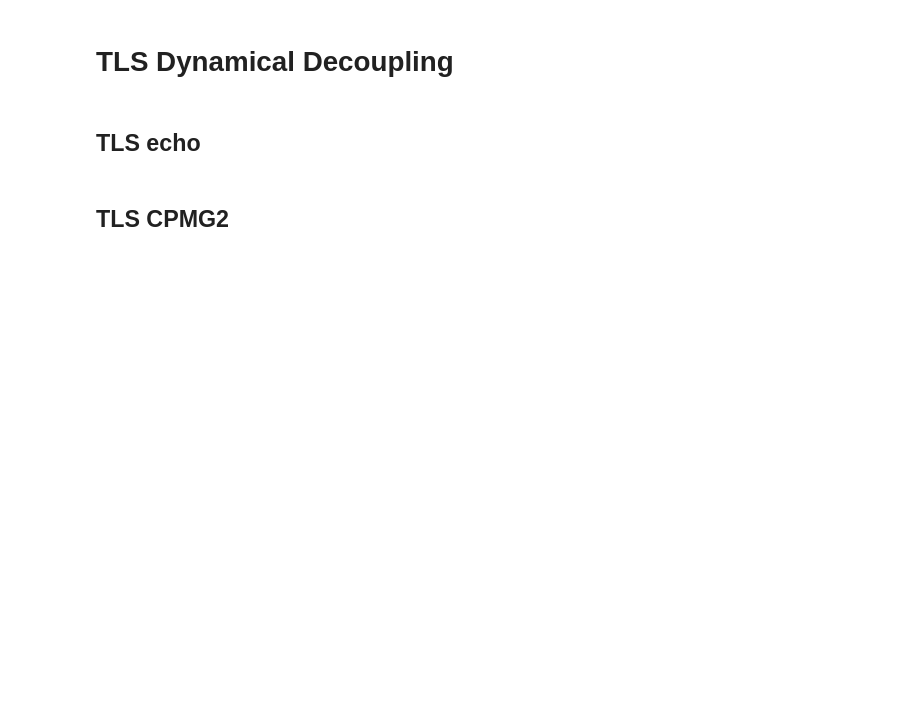
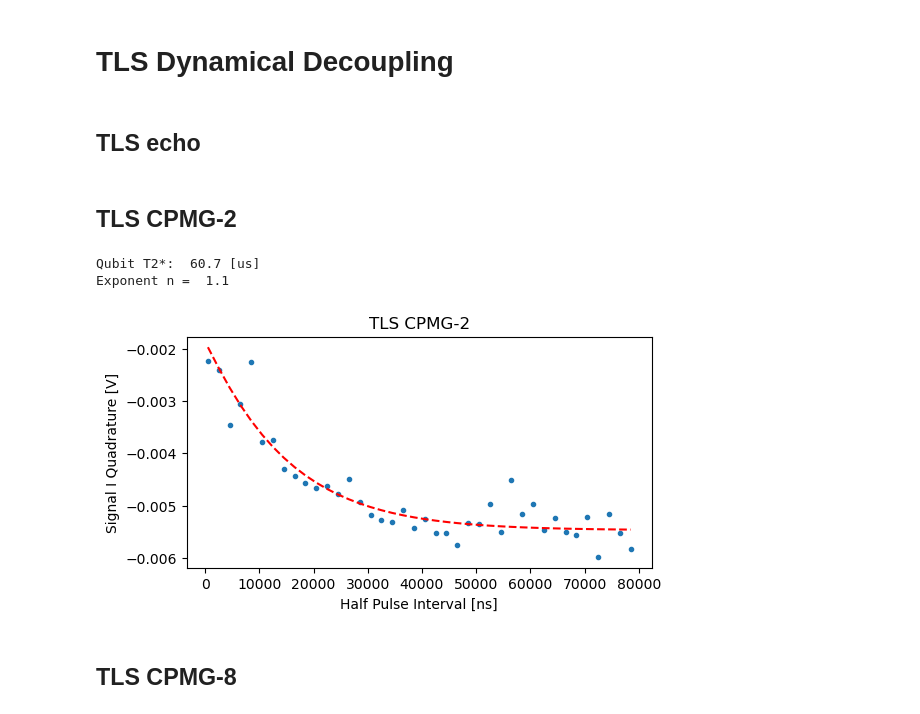
Before and after one commit to chenmo1989/QM_Control, a Jupyter notebook: UA_Q2_TLS_charact.ipynb, the cells around one changed output. Drawn from its saved outputs; the diff is of its cells as text; code cells hidden in the pictures; blank space fills up the shorter version.

Commit message:
TLS CPMG working. Added option to scale tau in T2 fit.

```diff
--- a/UA_Q2_TLS_charact.ipynb
+++ b/UA_Q2_TLS_charact.ipynb
@@ -125,16 +125,26 @@ TLS_T1 = Analysis.exp1D.T1(expt_dataset, data_process_method = 'I')
 ## TLS echo
 # %%
 %matplotlib qt
-tau_sweep = np.arange(500, 120E3 + 0.1, 2E3)  # in units of clock cyles
-machine, expt_dataset = Experiment.exp1D.DD.TLS_echo(machine, tau_sweep, qubit_index, TLS_index, n_avg = 1E3,
+tau_sweep_abs = np.arange(500, 120E3 + 0.1, 2E3)  # in units of ns
+machine, expt_dataset = Experiment.exp1D.DD.TLS_echo(machine, tau_sweep_abs, qubit_index, TLS_index, n_avg = 1E3,
                      cd_time_qubit = 25E3, cd_time_TLS = 1500E3, live_plot = True)
 # %%
 %matplotlib inline
 TLS_T2echo = Analysis.exp1D.T2(expt_dataset, data_process_method = 'I')
 # %% [markdown]
-## TLS CPMG2
+## TLS CPMG-2
 # %%
 %matplotlib qt
-tau_sweep = np.arange(4, 1000 + 0.1, 4)  # in units of clock cyles
-machine, tau_sweep_abs, sig_I = Experiment.exp1D.DD.TLS_CPMG(tau_sweep, qubit_index, res_index, flux_index, TLS_index,
-          N_CPMG = 2, n_avg = 2E3, cd_time_qubit = 20E3, cd_time_TLS = 2000E3, to_plot = True, simulate_flag = False, simulation_len = 20_000, machine = machine)
+N_CPMG = 2
+tau_sweep_abs = np.arange(500, 80E3 + 0.1, 2E3)  # in units of ns
+machine, expt_dataset = Experiment.exp1D.DD.TLS_CPMG(machine, tau_sweep_abs, qubit_index, TLS_index, N_CPMG = N_CPMG,
+                     n_avg = 1E3, cd_time_qubit = 25E3, cd_time_TLS = 1500E3, live_plot = True)
+# %%
+%matplotlib inline
+TLS_T2dd = Analysis.exp1D.T2(expt_dataset, data_process_method = 'I', N_tau = 2 * N_CPMG)
+# %% [output]
+Qubit T2*:  60.7 [us]
+Exponent n =  1.1
+[figure, added]
+# %% [markdown]
+## TLS CPMG-8
```
Also changed, not shown: parts of 3 cells of this notebook, 3 other files.
